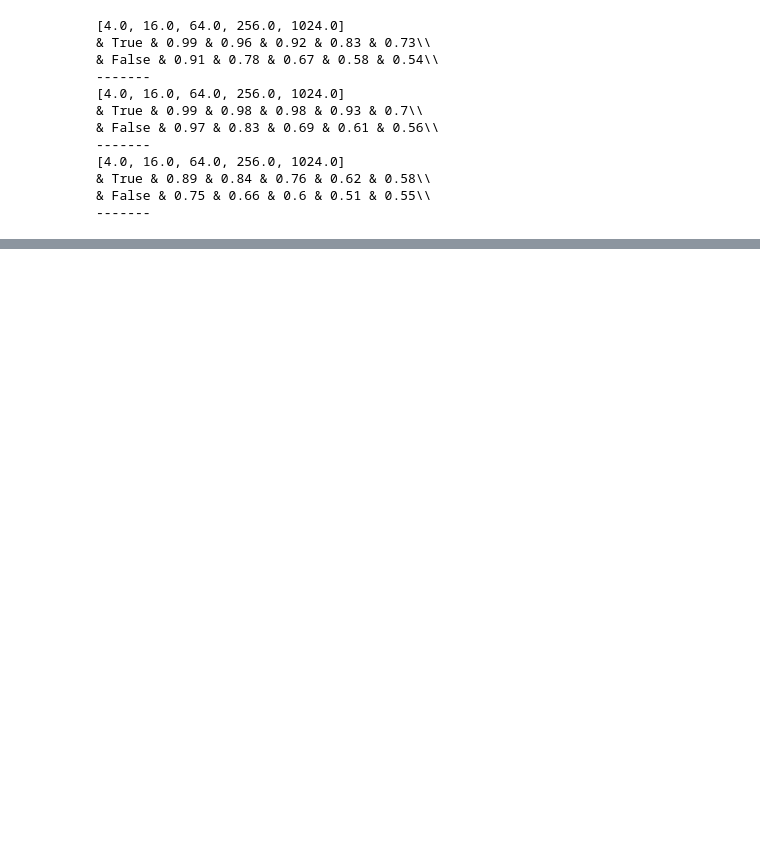
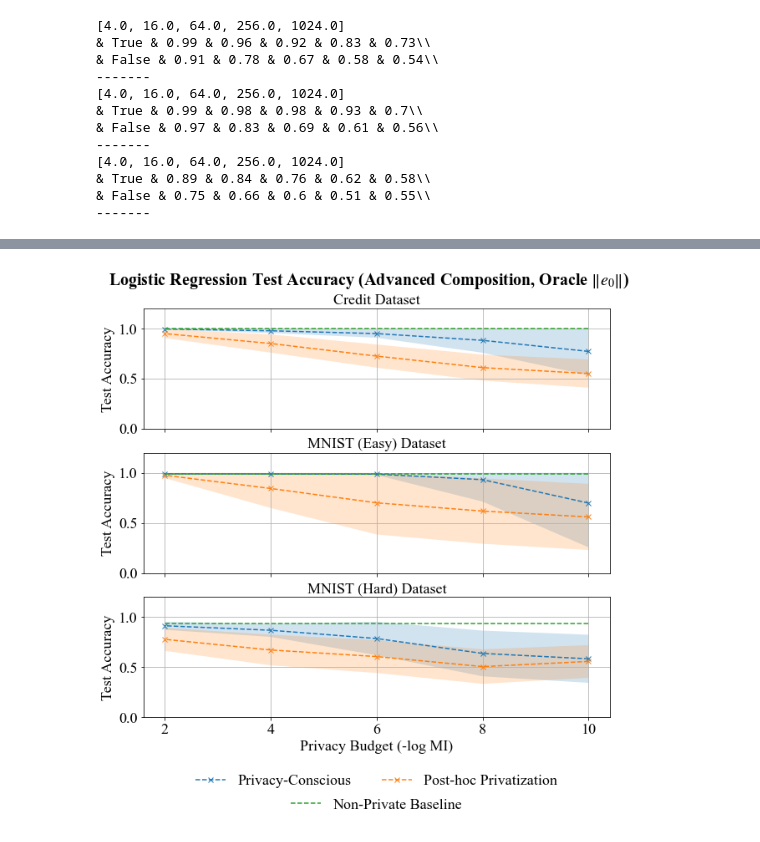
Before and after one commit to mayuri95/designing_for_privacy, a Jupyter notebook: pac_private_gd/composition_results.ipynb, the cells around one changed output, grey strips where cells are left out. Drawn from its saved outputs; the diff is of its cells as text; code cells hidden in the pictures; blank space fills up the shorter version.

```diff
--- a/pac_private_gd/composition_results.ipynb
+++ b/pac_private_gd/composition_results.ipynb
@@ -67,3 +81,102 @@ for data_ind, data in enumerate(['credit', 'mnist_0_vs_7', 'mnist_7_vs_9']):
 & True & 0.89 & 0.84 & 0.76 & 0.62 & 0.58\\
 & False & 0.75 & 0.66 & 0.6 & 0.51 & 0.55\\
 -------
+# %%
+names = ['Credit', 'MNIST (Easy)', 'MNIST (Hard)']
+global_handles, global_labels = [], []
+baseline_handles, baseline_labels = [], []
+fig, axes = plt.subplots(3, 1, figsize=(10,9), sharex=True)
+baseline_vals = [1., 0.9905, 0.9332]
+
+for data_ind, data in enumerate(['credit', 'mnist_0_vs_7', 'mnist_7_vs_9']):
+    mi_range = [2**(x) for x in range(-10, -1, 2)]
+
+    labels = [-np.log2(x) for x in mi_range]
+
+    budget_range = [1/(mi) for mi in mi_range]
+    ax = axes[data_ind]
+
+    accs = get_all_accs(data, 'exact', budget_range)
+
+    xs = []
+    priv_aware = []
+    priv_obl = []
+    priv_aware_bands = []
+    priv_obl_bands = []
+
+    for i, c in enumerate(budget_range):
+        print(len(accs[c][0]), len(accs[c][1]))
+        xs.append(labels[i])
+
+        aware_std = np.std(accs[c][0], ddof=1)
+        aware_mean = np.average(accs[c][0])
+
+        obl_std = np.std(accs[c][1], ddof=1)
+        obl_mean = np.average(accs[c][1])
+
+
+        priv_aware.append(aware_mean)
+        priv_obl.append(obl_mean)
+        priv_aware_bands.append((aware_mean-aware_std, aware_mean+aware_std))
+        priv_obl_bands.append((obl_mean-obl_std, obl_mean+obl_std))
+
+    aware_lower = [max(k[0], 0) for k in priv_aware_bands]
+    aware_upper = [min(k[1], 1) for k in priv_aware_bands]
+    obl_lower = [max(k[0], 0) for k in priv_obl_bands]
+    obl_upper = [min(k[1], 1) for k in priv_obl_bands]
+    where_mask = np.ones_like(xs, dtype=bool)
+
+    line1 = ax.plot(xs, priv_aware, '--x', label='Privacy-Conscious')
+    print(priv_aware)
+
+    ax.fill_between(xs, aware_lower, aware_upper, where=where_mask, alpha=0.2, linewidth=0)
+
+    line2 = ax.plot(xs, priv_obl, '--x', label='Post-hoc Privatization')
+    ax.fill_between(xs, obl_lower, obl_upper, where=where_mask, alpha=0.2, linewidth=0)
+    line3 = ax.plot(xs, [baseline_vals[data_ind]]*len(xs), '--', label = 'Non-Private Baseline')
+
+    if data_ind == 0:
+        for line in [line1, line2]:
+            global_handles.append(line[0])
+            global_labels.append(line[0].get_label())
+        baseline_handles.append(line3[0])
+        baseline_labels.append(line3[0].get_label())
+    ax.grid(True)
+    ax.yaxis.set_major_formatter(plt.FuncFormatter(lambda val, pos: f"{val:.1f}"))
+
+    ax.tick_params(axis='both', labelsize=18)
+    ax.set_title(f"{names[data_ind]} Dataset", fontsize=18, fontweight='normal')
+    ax.set_ylabel("Test Accuracy", fontsize=18)
+    ax.set_ylim((0, 1.2))
+#     ax = plt.gca()
+    ax.xaxis.set_major_locator(MaxNLocator(nbins=5))
+    ax.minorticks_off()
+
+ax.set_xlabel("Privacy Budget (-log MI)", fontsize=18)
+
+# fig.subplots_adjust(bottom=0.18)
+
+leg1=ax.legend(
+    handles=global_handles,
+    labels=global_labels,
+    ncol = 2,
+    bbox_to_anchor=(0.5, -0.7),
+    loc='lower center',
+    fontsize=18,
+    frameon=False
+)
+ax.add_artist(leg1)
+
+leg2 = ax.legend(
+    handles=baseline_handles,
+    labels=baseline_labels,
+    ncol = 1,
+    bbox_to_anchor=(0.5, -0.9),
+    loc='lower center',
+    fontsize=18,
+    frameon=False
+)
+title = fig.suptitle(r"Logistic Regression Test Accuracy (Advanced Composition, Oracle $\Vert e_0 \Vert$)", fontsize=20, fontweight="bold", y=0.95)
+fig.canvas.draw()
+fig.savefig("../figs/gd_composition_accs.pdf", bbox_inches="tight", pad_inches=0.04)
+# %% [output]
@@ -69,0 +201 @@ for data_ind, data in enumerate(['credit', 'mnist_0_vs_7', 'mnist_7_vs_9']):
+[figure, added]
```
Also changed, not shown: parts of 2 cells of this notebook, 4 other files.
